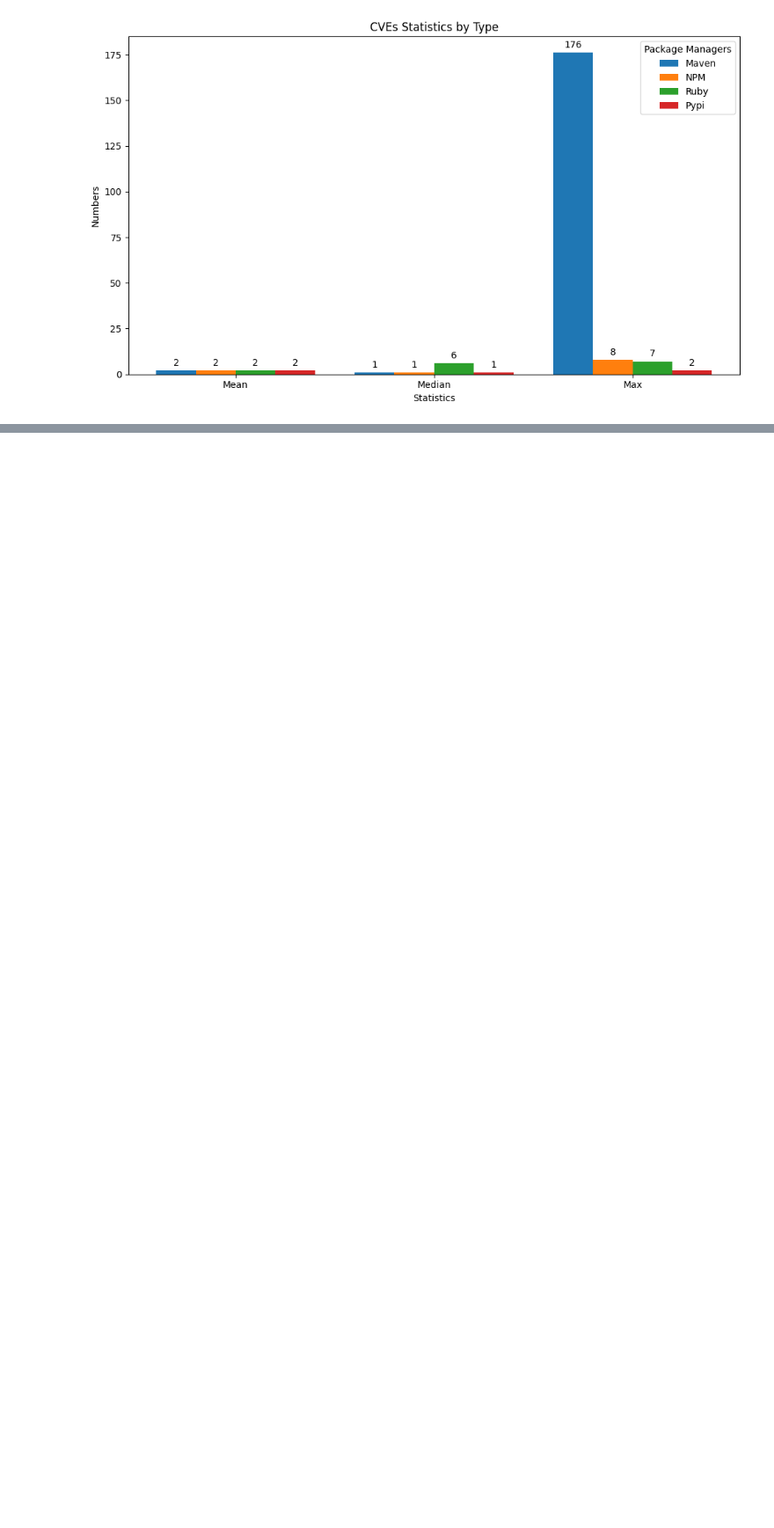
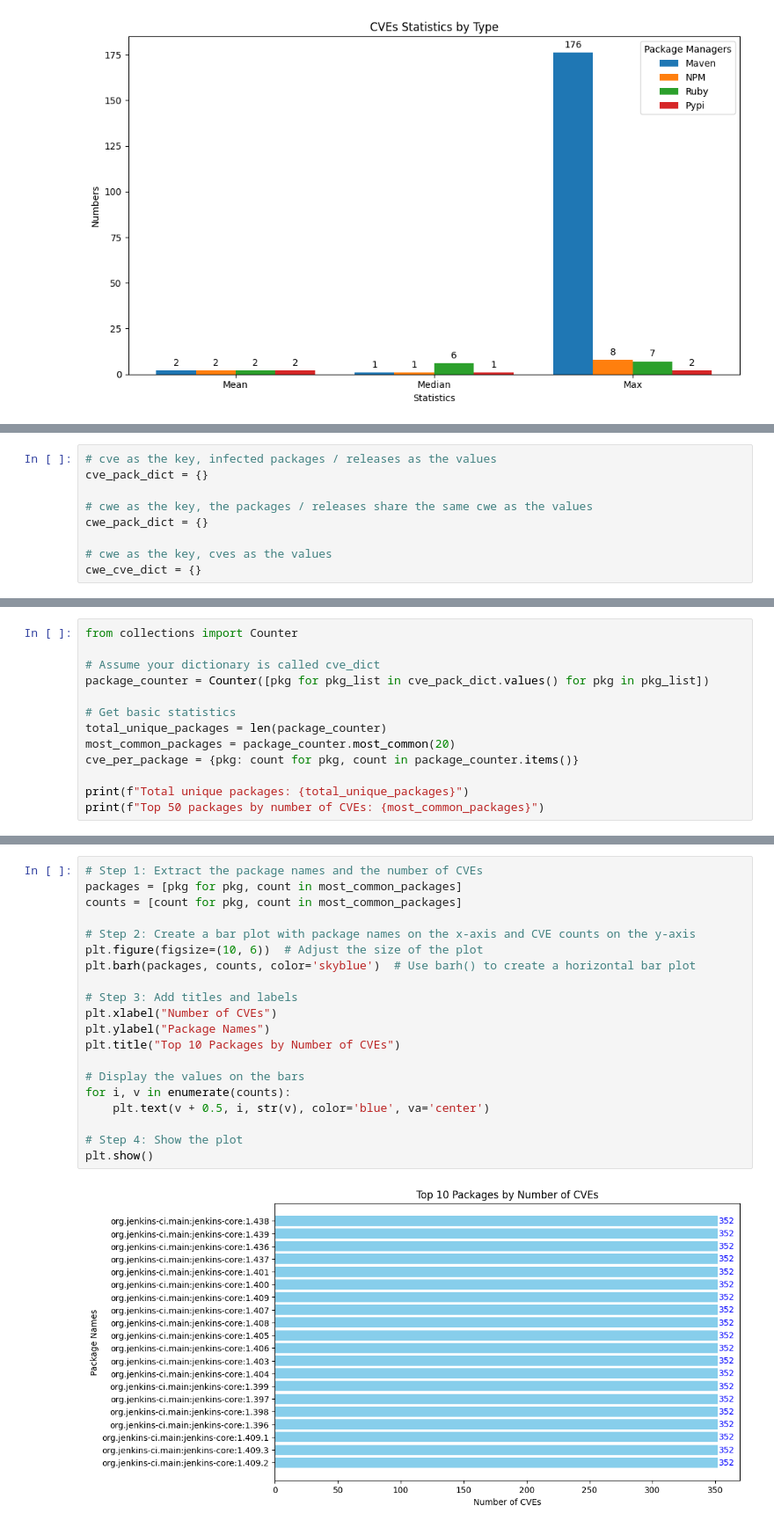
Before and after one commit to Wapiti08/DPAnalyzer, a Jupyter notebook: exp/json_exp.ipynb, the cells around one changed output, grey strips where cells are left out. Shown at 88% size. Cells and saved outputs as stored; diff of their text form; blank space fills up the shorter version.

```diff
--- a/exp/json_exp.ipynb
+++ b/exp/json_exp.ipynb
@@ -188,0 +197,9 @@ plt.show()
+# %%
+# cve as the key, infected packages / releases as the values
+cve_pack_dict = {}
+
+# cwe as the key, the packages / releases share the same cwe as the values
+cwe_pack_dict = {}
+
+# cwe as the key, cves as the values
+cwe_cve_dict = {}
@@ -188,0 +240,13 @@ plt.show()
+# %%
+from collections import Counter
+
+# Assume your dictionary is called cve_dict
+package_counter = Counter([pkg for pkg_list in cve_pack_dict.values() for pkg in pkg_list])
+
+# Get basic statistics
+total_unique_packages = len(package_counter)
+most_common_packages = package_counter.most_common(20)
+cve_per_package = {pkg: count for pkg, count in package_counter.items()}
+
+print(f"Total unique packages: {total_unique_packages}")
+print(f"Top 50 packages by number of CVEs: {most_common_packages}")
@@ -188,0 +256,22 @@ plt.show()
+# %%
+# Step 1: Extract the package names and the number of CVEs
+packages = [pkg for pkg, count in most_common_packages]
+counts = [count for pkg, count in most_common_packages]
+
+# Step 2: Create a bar plot with package names on the x-axis and CVE counts on the y-axis
+plt.figure(figsize=(10, 6))  # Adjust the size of the plot
+plt.barh(packages, counts, color='skyblue')  # Use barh() to create a horizontal bar plot
+
+# Step 3: Add titles and labels
+plt.xlabel("Number of CVEs")
+plt.ylabel("Package Names")
+plt.title("Top 10 Packages by Number of CVEs")
+
+# Display the values on the bars
+for i, v in enumerate(counts):
+    plt.text(v + 0.5, i, str(v), color='blue', va='center')
+
+# Step 4: Show the plot
+plt.show()
+# %% [output]
+[figure, added]
```
Also changed, not shown: parts of 10 cells of this notebook, 4 other files.
